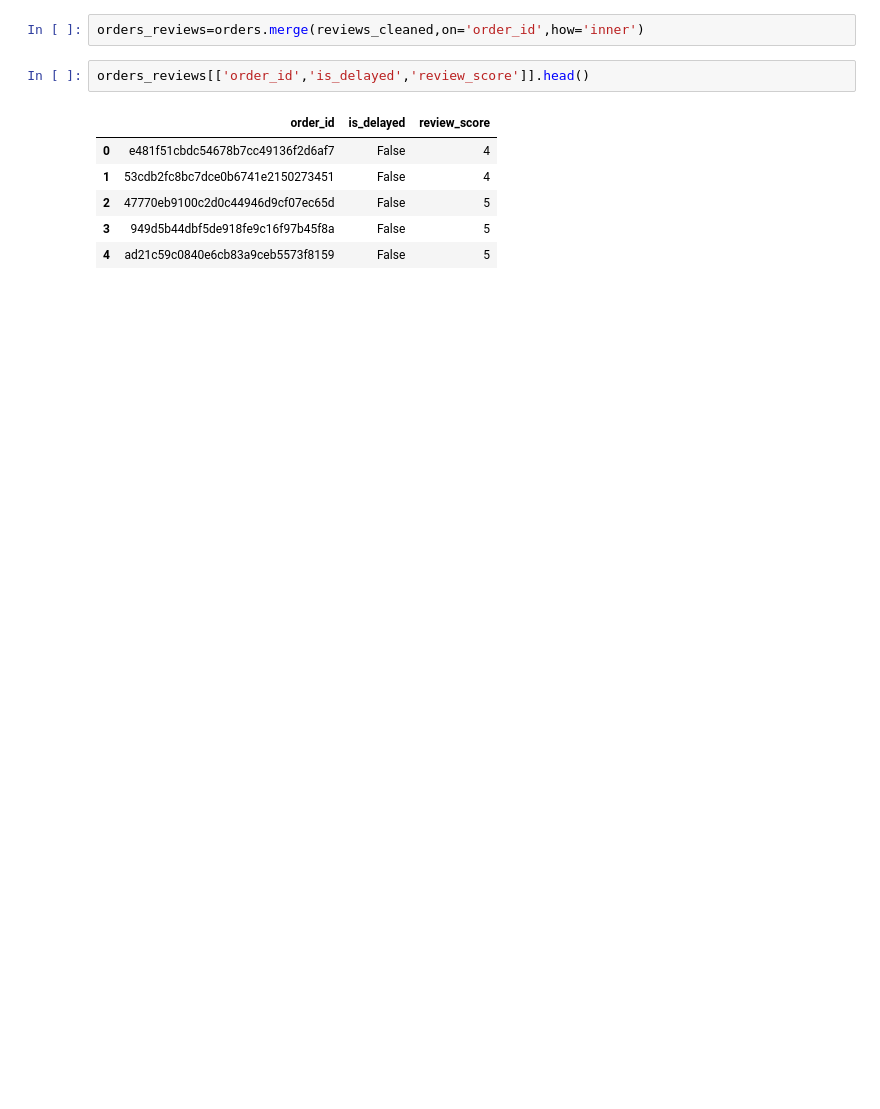
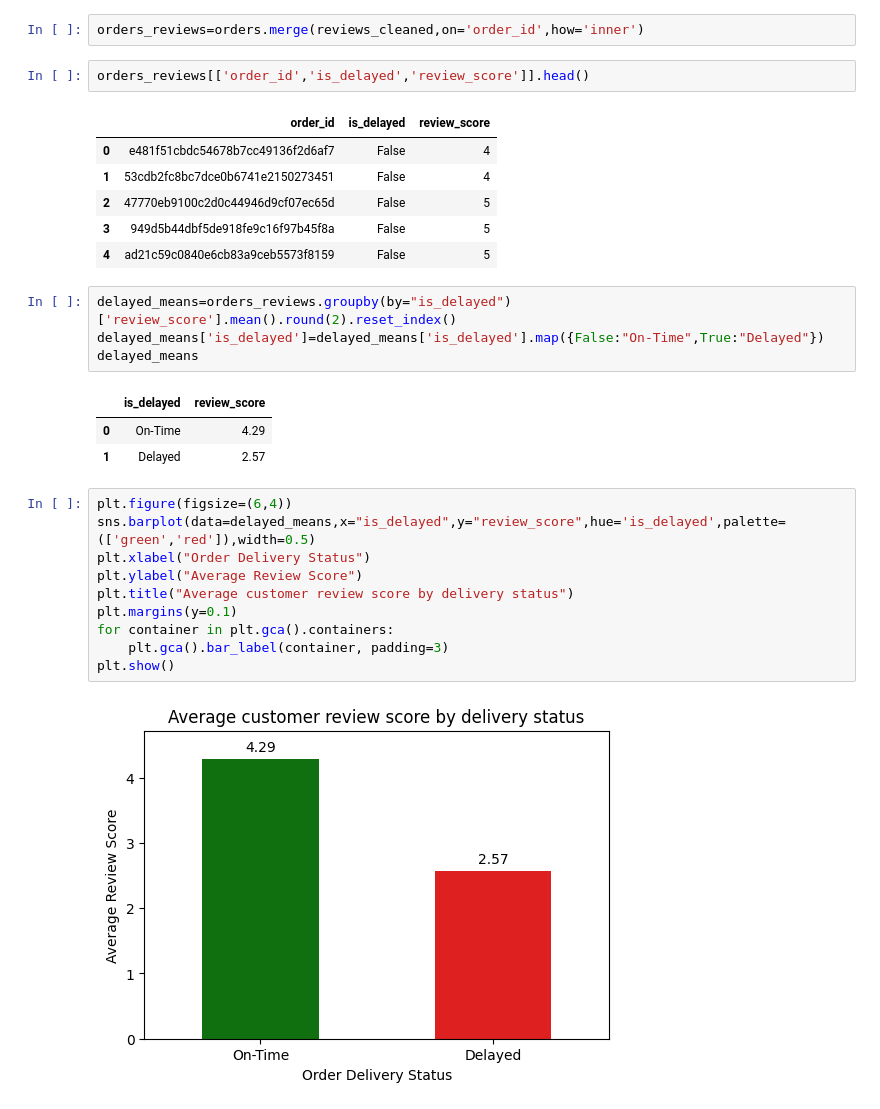
Before and after one commit to omkaryadav-11/olist-delivery-analysis, a Jupyter notebook: analysis.ipynb, the cells around one changed output. Drawn from its saved outputs; the diff is of its cells as text; blank space fills up the shorter version.

Commit message:
Analyze delivery delay impact on customer reviews
grouped merged orders and reviews data with delivery status and calculated average review score,plot bar graph for the same finding.

```diff
--- a/analysis.ipynb
+++ b/analysis.ipynb
@@ -254,3 +258,23 @@ orders_reviews[['order_id','is_delayed','review_score']].head()
 | 2 | 47770eb9100c2d0c44946d9cf07ec65d | False | 5 |
 | 3 | 949d5b44dbf5de918fe9c16f97b45f8a | False | 5 |
 | 4 | ad21c59c0840e6cb83a9ceb5573f8159 | False | 5 |
+# %%
+delayed_means=orders_reviews.groupby(by="is_delayed")['review_score'].mean().round(2).reset_index()
+delayed_means['is_delayed']=delayed_means['is_delayed'].map({False:"On-Time",True:"Delayed"})
+delayed_means
+# %% [output]
+|  | is_delayed | review_score |
+| 0 | On-Time | 4.29 |
+| 1 | Delayed | 2.57 |
+# %%
+plt.figure(figsize=(6,4))
+sns.barplot(data=delayed_means,x="is_delayed",y="review_score",hue='is_delayed',palette=(['green','red']),width=0.5)
+plt.xlabel("Order Delivery Status")
+plt.ylabel("Average Review Score")
+plt.title("Average customer review score by delivery status")
+plt.margins(y=0.1)
+for container in plt.gca().containers:
+    plt.gca().bar_label(container, padding=3)
+plt.show()
+# %% [output]
+[figure, added]
```
Also changed, not shown: parts of 3 cells of this notebook.
